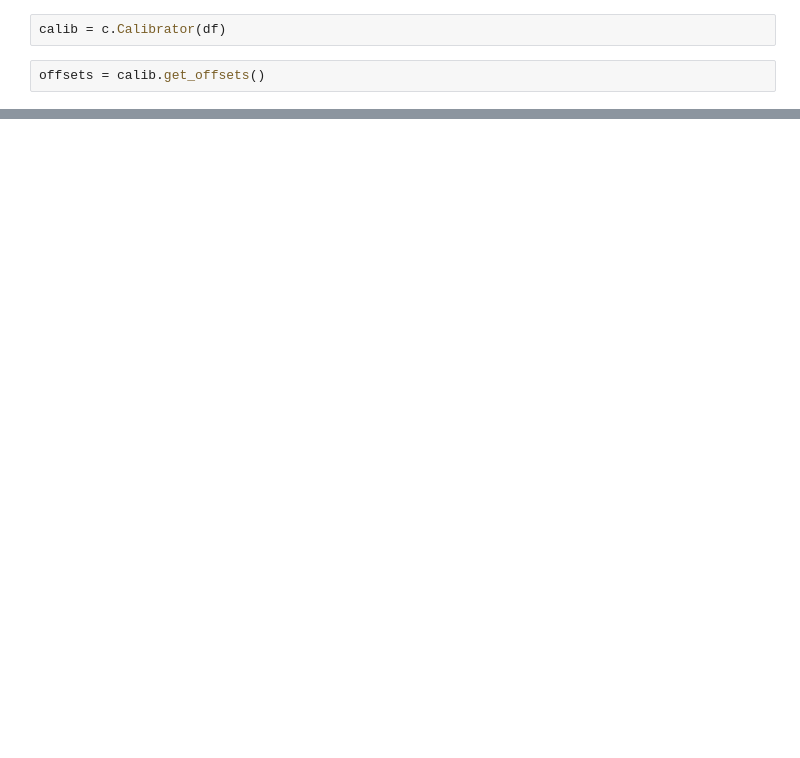
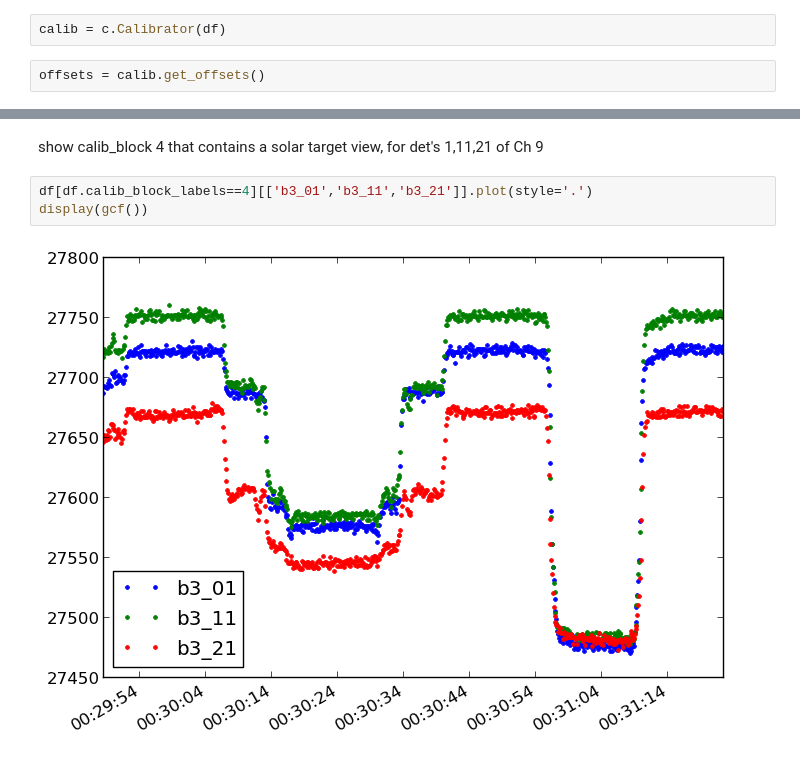
Before and after one commit to lro-diviner/divcalib, a Jupyter notebook: offsetting.ipynb, the cells around one changed output, grey strips where cells are left out. Saved outputs shown, nothing was run; the diff lists cells and outputs as text; blank space fills up the shorter version.

```diff
--- a/offsetting.ipynb
+++ b/offsetting.ipynb
@@ -114,0 +85,7 @@ grouped.mean()
+# %% [markdown]
+show calib_block 4 that contains a solar target view, for det's 1,11,21 of Ch 9
+# %%
+df[df.calib_block_labels==4][['b3_01','b3_11','b3_21']].plot(style='.')
+display(gcf())
+# %% [output]
+[figure, added]
```
Also changed, not shown: parts of 56 cells of this notebook.
